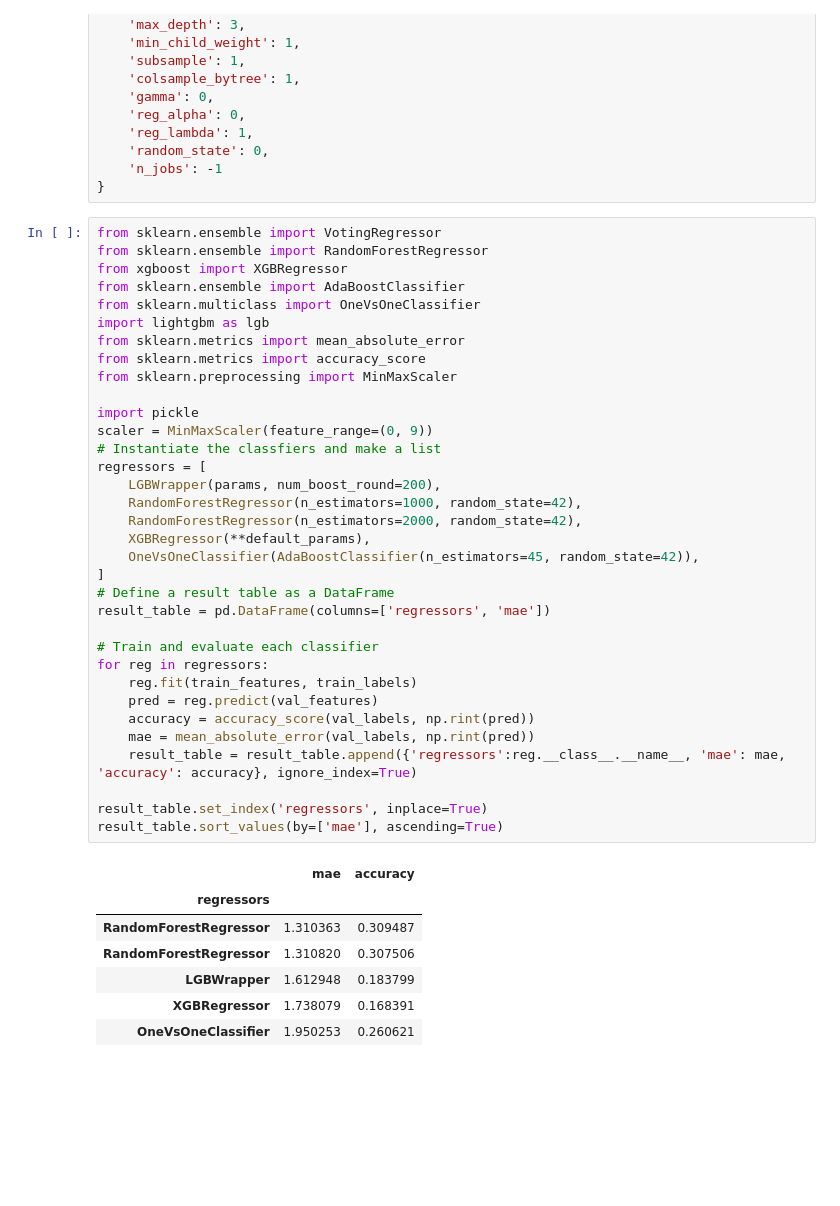
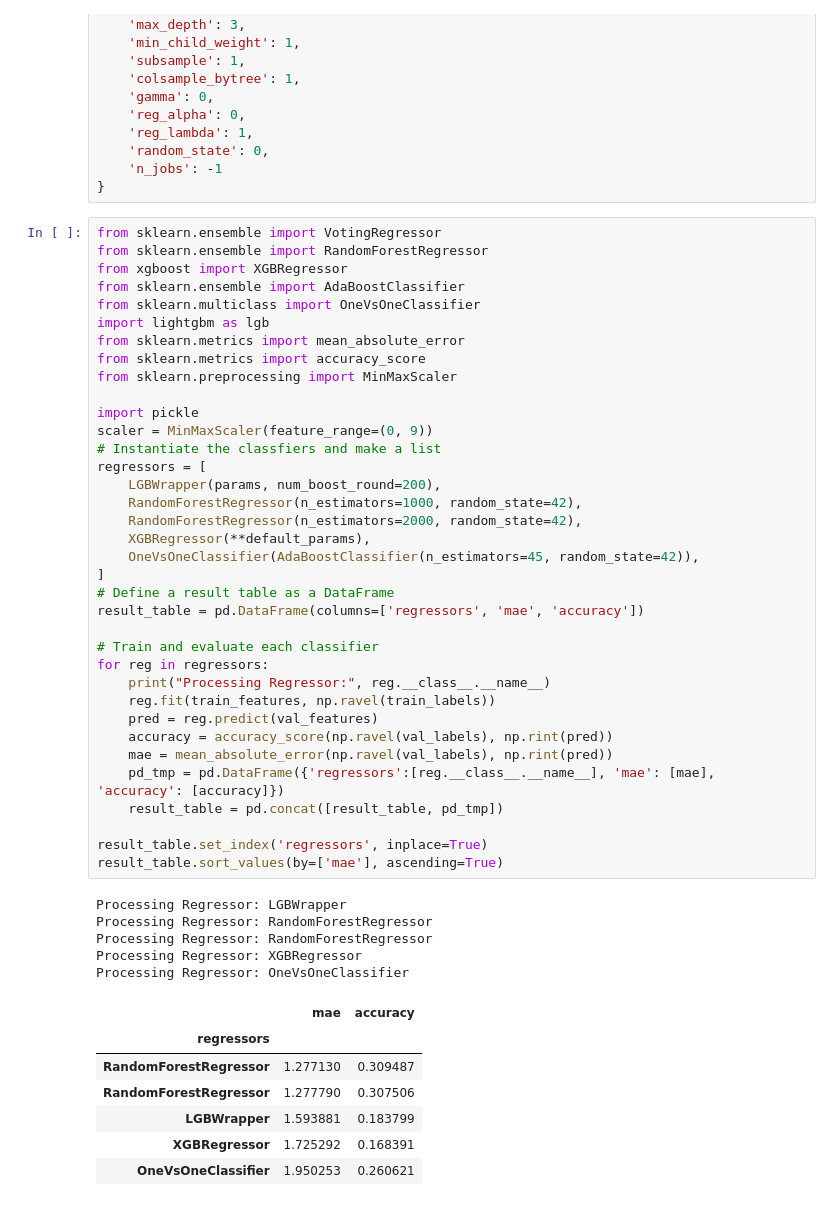
Before and after one commit to sormazabal/Konfusion, a Jupyter notebook: Adin-CascadeLearning.ipynb, the cells around one changed output. Cells and saved outputs as stored; diff of their text form; blank space fills up the shorter version.

```diff
--- a/Adin-CascadeLearning.ipynb
+++ b/Adin-CascadeLearning.ipynb
@@ -370,41 +370,48 @@ from sklearn.ensemble import VotingRegressor
 from sklearn.ensemble import RandomForestRegressor
 from xgboost import XGBRegressor
 from sklearn.ensemble import AdaBoostClassifier
 from sklearn.multiclass import OneVsOneClassifier
 import lightgbm as lgb
 from sklearn.metrics import mean_absolute_error
 from sklearn.metrics import accuracy_score
 from sklearn.preprocessing import MinMaxScaler
 
 import pickle
 scaler = MinMaxScaler(feature_range=(0, 9))
 # Instantiate the classfiers and make a list
 regressors = [
     LGBWrapper(params, num_boost_round=200),
     RandomForestRegressor(n_estimators=1000, random_state=42),
     RandomForestRegressor(n_estimators=2000, random_state=42),
     XGBRegressor(**default_params),
     OneVsOneClassifier(AdaBoostClassifier(n_estimators=45, random_state=42)),
 ]
 # Define a result table as a DataFrame
-result_table = pd.DataFrame(columns=['regressors', 'mae'])
+result_table = pd.DataFrame(columns=['regressors', 'mae', 'accuracy'])
 
 # Train and evaluate each classifier
 for reg in regressors:
-    reg.fit(train_features, train_labels)
+    print("Processing Regressor:", reg.__class__.__name__)
+    reg.fit(train_features, np.ravel(train_labels))
     pred = reg.predict(val_features)
-    accuracy = accuracy_score(val_labels, np.rint(pred))
-    mae = mean_absolute_error(val_labels, np.rint(pred))
-    result_table = result_table.append({'regressors':reg.__class__.__name__, 'mae': mae, 'accuracy': accuracy}, ignore_index=True)
+    accuracy = accuracy_score(np.ravel(val_labels), np.rint(pred))
+    mae = mean_absolute_error(np.ravel(val_labels), np.rint(pred))
+    pd_tmp = pd.DataFrame({'regressors':[reg.__class__.__name__], 'mae': [mae], 'accuracy': [accuracy]})
+    result_table = pd.concat([result_table, pd_tmp])
 
 result_table.set_index('regressors', inplace=True)
 result_table.sort_values(by=['mae'], ascending=True)
 # %% [output]
+Processing Regressor: LGBWrapper
+Processing Regressor: RandomForestRegressor
+Processing Regressor: RandomForestRegressor
+Processing Regressor: XGBRegressor
+Processing Regressor: OneVsOneClassifier
 |  | mae | accuracy |
 | regressors |  |  |
-| RandomForestRegressor | 1.310363 | 0.309487 |
-| RandomForestRegressor | 1.310820 | 0.307506 |
-| LGBWrapper | 1.612948 | 0.183799 |
-| XGBRegressor | 1.738079 | 0.168391 |
+| RandomForestRegressor | 1.277130 | 0.309487 |
+| RandomForestRegressor | 1.277790 | 0.307506 |
+| LGBWrapper | 1.593881 | 0.183799 |
+| XGBRegressor | 1.725292 | 0.168391 |
 | OneVsOneClassifier | 1.950253 | 0.260621 |
 # %%
```
Also changed, not shown: parts of 18 cells of this notebook.
